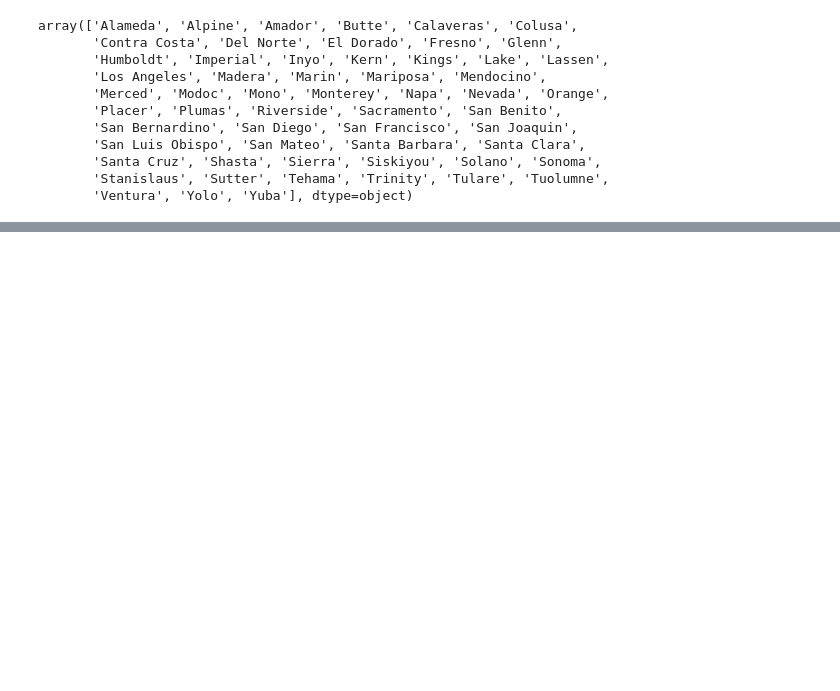
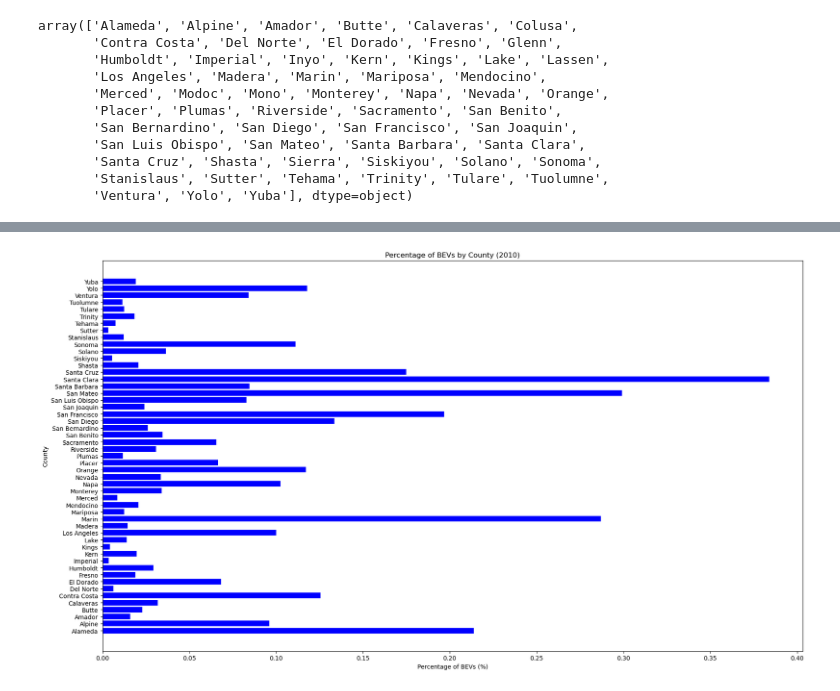
Before and after one commit to kellerl7/SIADS_Milestone_1, a Jupyter notebook: bretts_notebook.ipynb, the cells around one changed output, grey strips where cells are left out. Drawn from its saved outputs; the diff is of its cells as text; code cells hidden in the pictures; blank space fills up the shorter version.

```diff
--- a/bretts_notebook.ipynb
+++ b/bretts_notebook.ipynb
@@ -78,0 +123,36 @@ plt.show()
+# %%
+#table_to_be_merged=
+## We want to take the data for vehicles by year and include only BEV vehicles for each county ##
+def bevpercentagevisual(year):
+
+    bev_data_year = reduced_cali_county_df[(reduced_cali_county_df['Fuel Type'] == 'Battery Electric (BEV)') &
+                                           (reduced_cali_county_df['Data Year'] == year)]
+
+
+    # Total vehicles for 2010 and 2023
+    total_vehicles_year = reduced_cali_county_df[reduced_cali_county_df['Data Year'] == year].groupby('County')['Number of Vehicles'].sum().reset_index()
+
+    # Merge BEV data with total vehicles for each year
+    merged_year = pd.merge(bev_data_year.groupby('County')['Number of Vehicles'].sum().reset_index(), total_vehicles_year, on='County', suffixes=('_BEV', '_Total'))
+
+
+    # Calculate BEV percentage for 2010 and 2023
+    merged_year['BEV (%)'] = (merged_year['Number of Vehicles_BEV'] / merged_year['Number of Vehicles_Total']) * 100
+
+    # Step 3: Plot the data side by side
+    fig, axes = plt.subplots(nrows=1, ncols=1, figsize=(18, 10), sharey=True)
+
+    # Plot 2010 data
+    axes.barh(merged_year['County'], merged_year['BEV (%)'], color='blue')
+    axes.set_xlabel('Percentage of BEVs (%)')
+    axes.set_ylabel('County')
+    axes.set_title('Percentage of BEVs by County (2010)')
+
+
+
+    # Display the plots
+    plt.tight_layout()
+    plt.show()
+bevpercentagevisual(2013)
+# %% [output]
+[figure, added]
```
Also changed, not shown: parts of 7 cells of this notebook.
